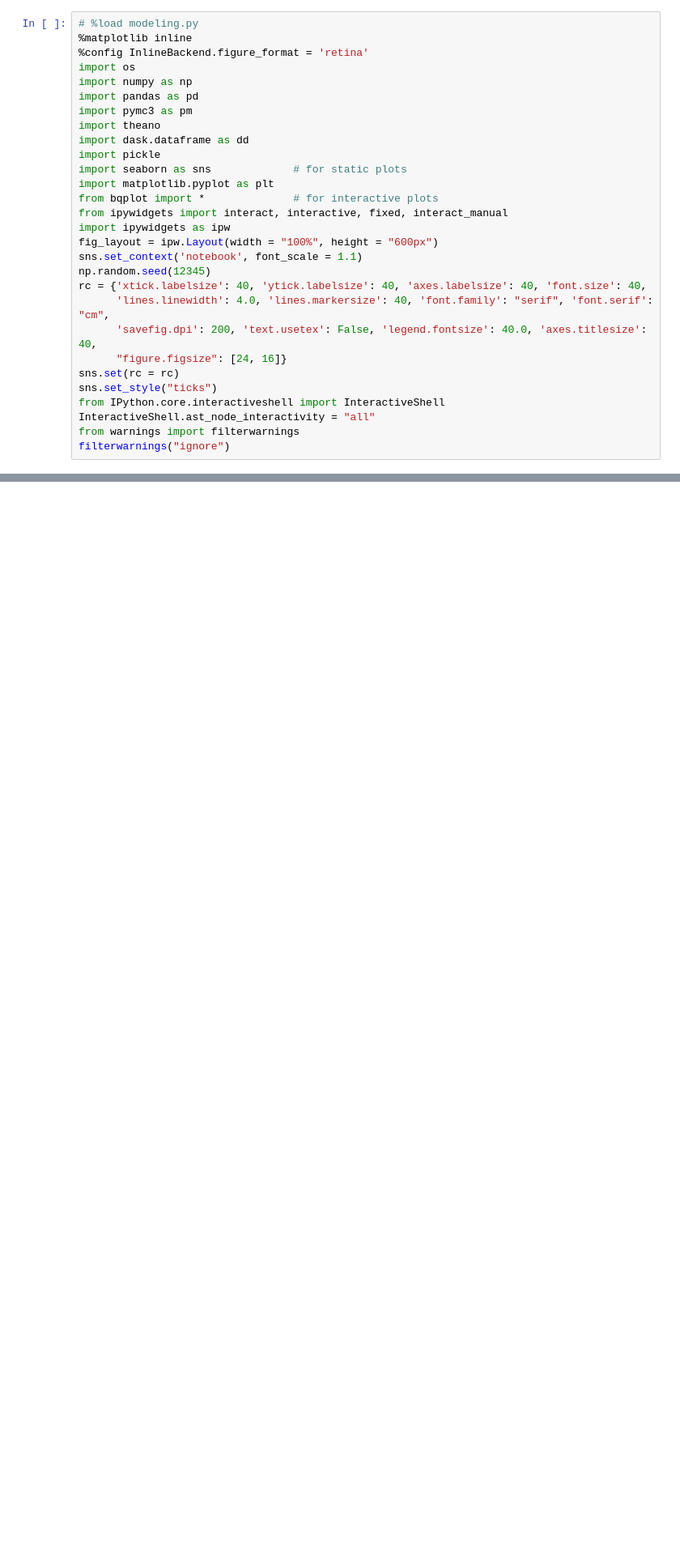
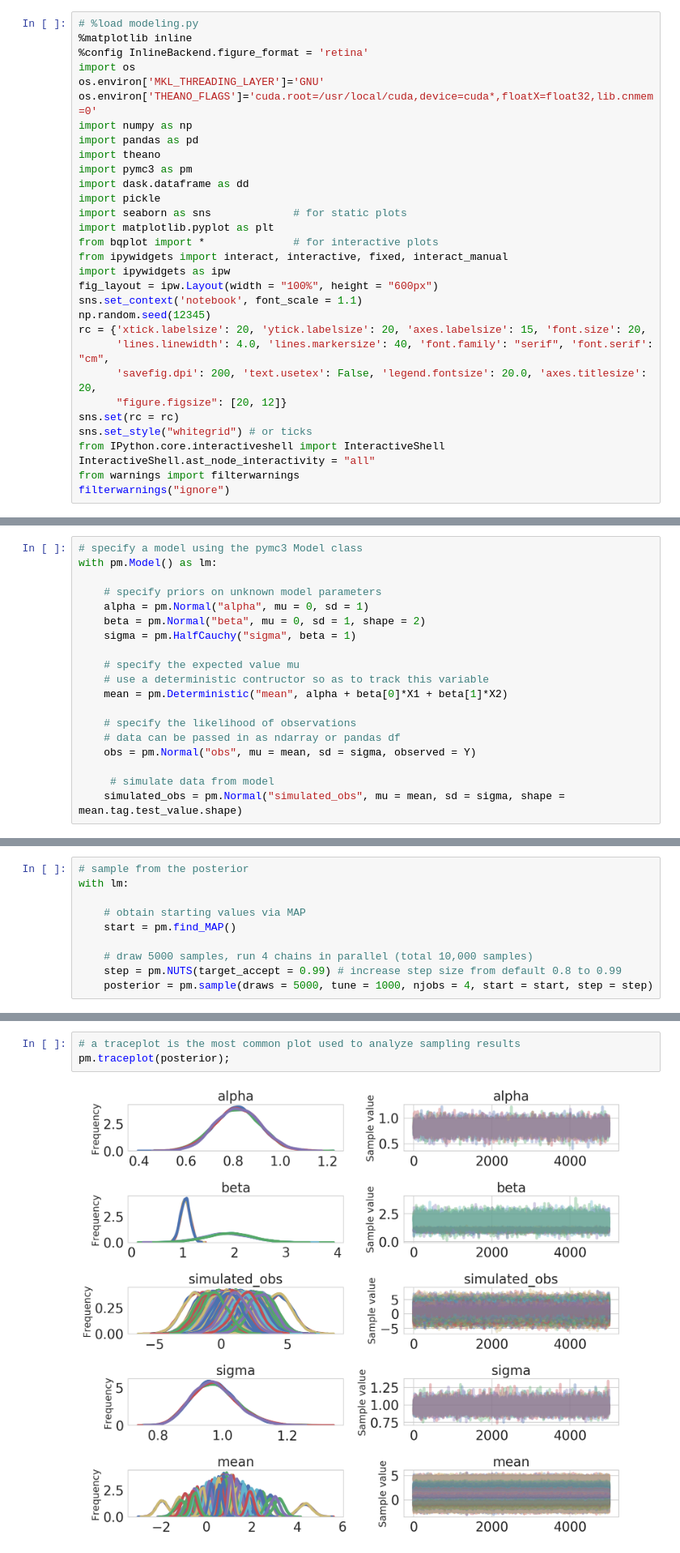
Before and after one commit to Emaasit/modeling, a Jupyter notebook: notebooks/03-usb.ipynb, the cells around one changed output, grey strips where cells are left out. Shown at 81% size. Saved outputs shown, nothing was run; the diff lists cells and outputs as text; blank space fills up the shorter version.

```diff
--- a/notebooks/03-usb.ipynb
+++ b/notebooks/03-usb.ipynb
@@ -32,10 +32,12 @@ First, let's set up our working environment including required libraries.
 %matplotlib inline
 %config InlineBackend.figure_format = 'retina'
 import os
+os.environ['MKL_THREADING_LAYER']='GNU'
+os.environ['THEANO_FLAGS']='cuda.root=/usr/local/cuda,device=cuda*,floatX=float32,lib.cnmem=0'
 import numpy as np
 import pandas as pd
+import theano
 import pymc3 as pm
-import theano
 import dask.dataframe as dd
 import pickle
 import seaborn as sns             # for static plots
@@ -46,12 +48,12 @@ import ipywidgets as ipw
 fig_layout = ipw.Layout(width = "100%", height = "600px")
 sns.set_context('notebook', font_scale = 1.1)
 np.random.seed(12345)
-rc = {'xtick.labelsize': 40, 'ytick.labelsize': 40, 'axes.labelsize': 40, 'font.size': 40,
+rc = {'xtick.labelsize': 20, 'ytick.labelsize': 20, 'axes.labelsize': 15, 'font.size': 20,
       'lines.linewidth': 4.0, 'lines.markersize': 40, 'font.family': "serif", 'font.serif': "cm",
-      'savefig.dpi': 200, 'text.usetex': False, 'legend.fontsize': 40.0, 'axes.titlesize': 40,
-      "figure.figsize": [24, 16]}
+      'savefig.dpi': 200, 'text.usetex': False, 'legend.fontsize': 20.0, 'axes.titlesize': 20,
+      "figure.figsize": [20, 12]}
 sns.set(rc = rc)
-sns.set_style("ticks")
+sns.set_style("whitegrid") # or ticks
 from IPython.core.interactiveshell import InteractiveShell
 InteractiveShell.ast_node_interactivity = "all"
 from warnings import filterwarnings
@@ -592,0 +187,19 @@ VBox(children=(HBox(children=(Dropdown(description='Select Employee ID', options
+# %%
+# specify a model using the pymc3 Model class
+with pm.Model() as lm:
+
+    # specify priors on unknown model parameters
+    alpha = pm.Normal("alpha", mu = 0, sd = 1)
+    beta = pm.Normal("beta", mu = 0, sd = 1, shape = 2)
+    sigma = pm.HalfCauchy("sigma", beta = 1)
+
+    # specify the expected value mu
+    # use a deterministic contructor so as to track this variable
+    mean = pm.Deterministic("mean", alpha + beta[0]*X1 + beta[1]*X2)
+
+    # specify the likelihood of observations
+    # data can be passed in as ndarray or pandas df
+    obs = pm.Normal("obs", mu = mean, sd = sigma, observed = Y)
+
+     # simulate data from model
+    simulated_obs = pm.Normal("simulated_obs", mu = mean, sd = sigma, shape = mean.tag.test_value.shape)
@@ -592,0 +208,10 @@ VBox(children=(HBox(children=(Dropdown(description='Select Employee ID', options
+# %%
+# sample from the posterior
+with lm:
+
+    # obtain starting values via MAP
+    start = pm.find_MAP()
+
+    # draw 5000 samples, run 4 chains in parallel (total 10,000 samples)
+    step = pm.NUTS(target_accept = 0.99) # increase step size from default 0.8 to 0.99
+    posterior = pm.sample(draws = 5000, tune = 1000, njobs = 4, start = start, step = step)
@@ -592,0 +223,5 @@ VBox(children=(HBox(children=(Dropdown(description='Select Employee ID', options
+# %%
+# a traceplot is the most common plot used to analyze sampling results
+pm.traceplot(posterior);
+# %% [output]
+[figure, added]
```
Also changed, not shown: parts of 58 cells of this notebook, 2 other files.
